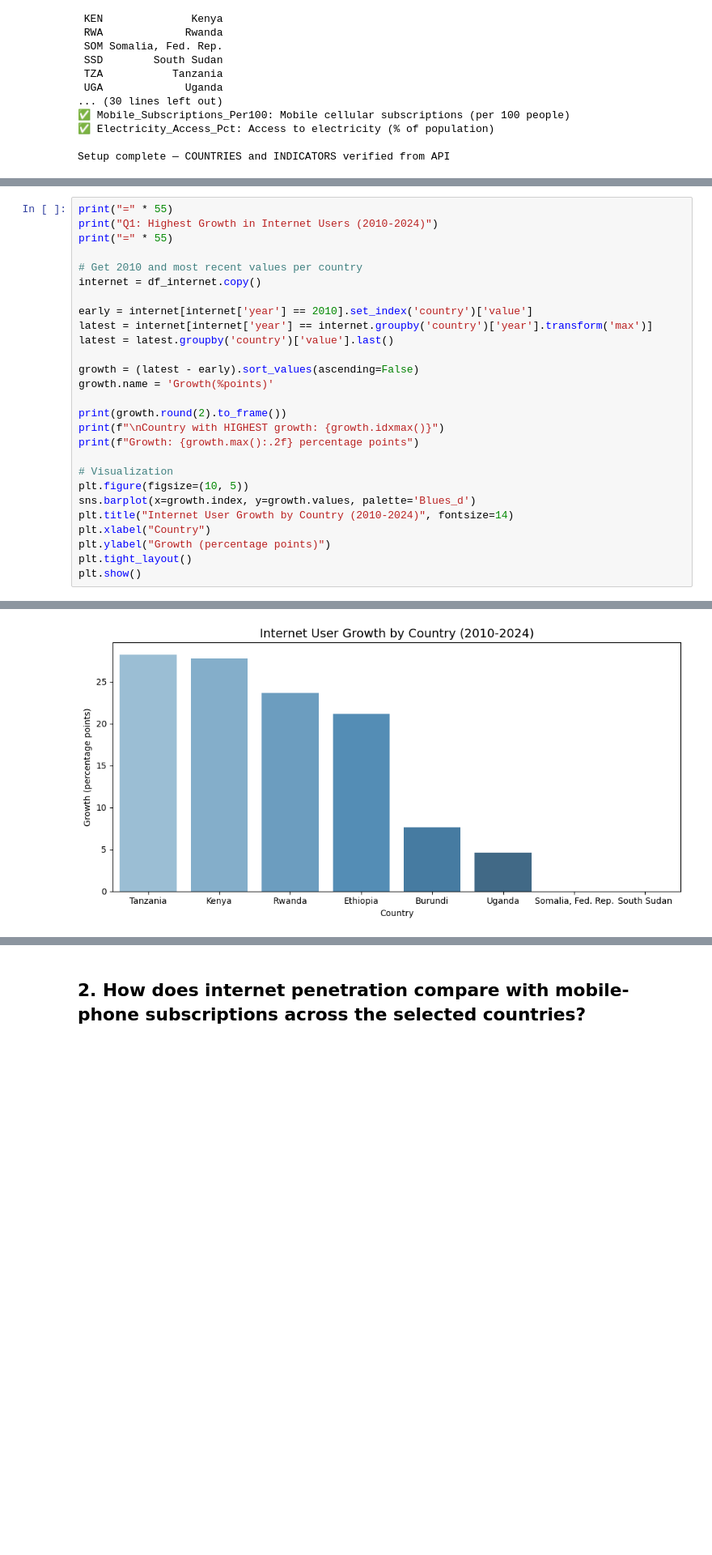
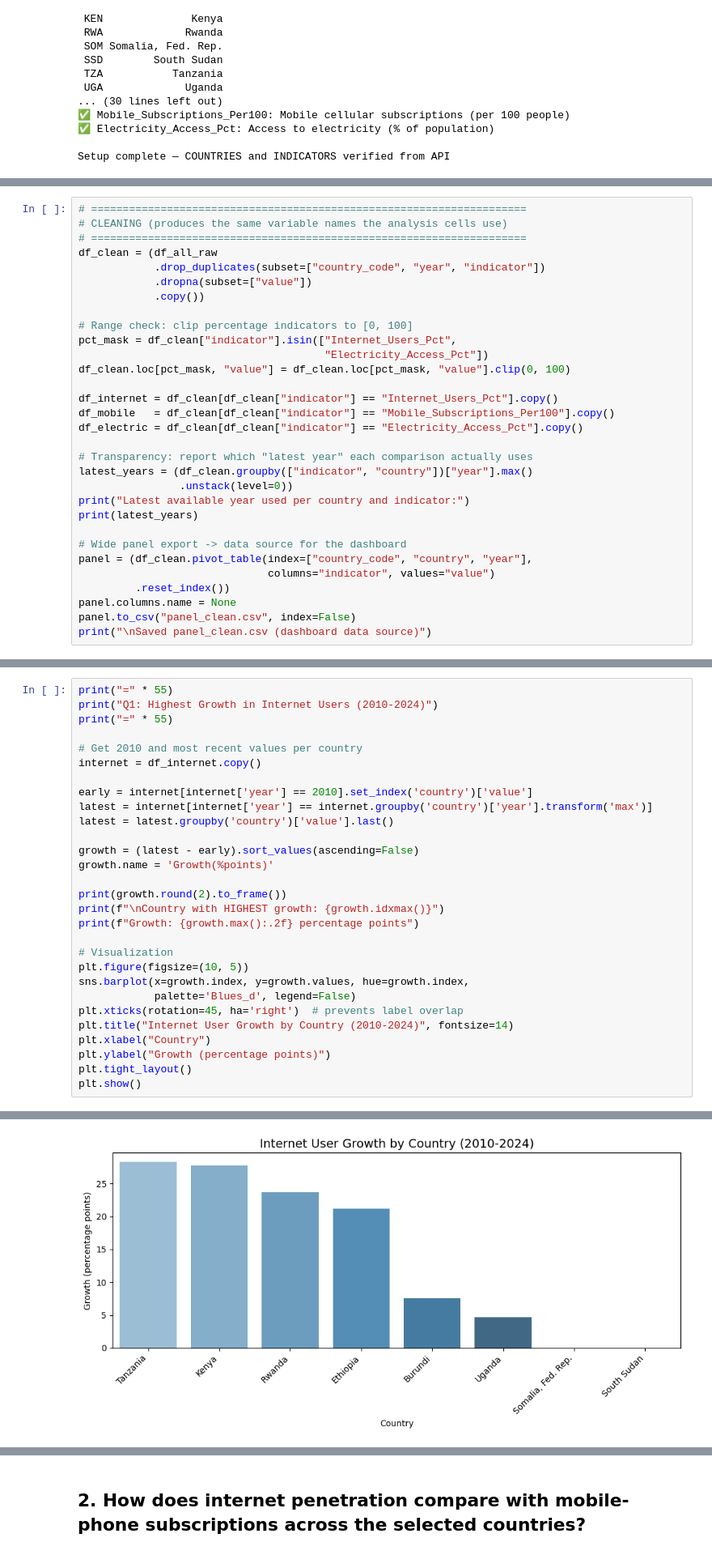
Before and after one commit to kathembo-tsongo/Digital-transformation_semester_Project_Group_2, a Jupyter notebook: Digital_Transformation(2).ipynb, the cells around one changed output, grey strips where cells are left out. Shown at 81% size. Saved outputs shown, nothing was run; the diff lists cells and outputs as text; blank space fills up the shorter version.

```diff
--- a/Digital_Transformation(2).ipynb
+++ b/Digital_Transformation(2).ipynb
@@ -367,0 +487,31 @@ NameError: name 'fetch_indicator' is not defined
+# %%
+# =====================================================================
+# CLEANING (produces the same variable names the analysis cells use)
+# =====================================================================
+df_clean = (df_all_raw
+            .drop_duplicates(subset=["country_code", "year", "indicator"])
+            .dropna(subset=["value"])
+            .copy())
+
+# Range check: clip percentage indicators to [0, 100]
+pct_mask = df_clean["indicator"].isin(["Internet_Users_Pct",
+                                       "Electricity_Access_Pct"])
+df_clean.loc[pct_mask, "value"] = df_clean.loc[pct_mask, "value"].clip(0, 100)
+
+df_internet = df_clean[df_clean["indicator"] == "Internet_Users_Pct"].copy()
+df_mobile   = df_clean[df_clean["indicator"] == "Mobile_Subscriptions_Per100"].copy()
+df_electric = df_clean[df_clean["indicator"] == "Electricity_Access_Pct"].copy()
+
+# Transparency: report which "latest year" each comparison actually uses
+latest_years = (df_clean.groupby(["indicator", "country"])["year"].max()
+                .unstack(level=0))
+print("Latest available year used per country and indicator:")
+print(latest_years)
+
+# Wide panel export -> data source for the dashboard
+panel = (df_clean.pivot_table(index=["country_code", "country", "year"],
+                              columns="indicator", values="value")
+         .reset_index())
+panel.columns.name = None
+panel.to_csv("panel_clean.csv", index=False)
+print("\nSaved panel_clean.csv (dashboard data source)")
@@ -383,32 +551,34 @@ growth = (latest - early).sort_values(ascending=False)
 growth.name = 'Growth(%points)'
 
 print(growth.round(2).to_frame())
 print(f"\nCountry with HIGHEST growth: {growth.idxmax()}")
 print(f"Growth: {growth.max():.2f} percentage points")
 
 # Visualization
 plt.figure(figsize=(10, 5))
-sns.barplot(x=growth.index, y=growth.values, palette='Blues_d')
+sns.barplot(x=growth.index, y=growth.values, hue=growth.index,
+            palette='Blues_d', legend=False)
+plt.xticks(rotation=45, ha='right')  # prevents label overlap
 plt.title("Internet User Growth by Country (2010-2024)", fontsize=14)
 plt.xlabel("Country")
 plt.ylabel("Growth (percentage points)")
 plt.tight_layout()
 plt.show()
 # %% [output]
 =======================================================
 Q1: Highest Growth in Internet Users (2010-2024)
 =======================================================
                     Growth(%points)
 country
 Tanzania                      28.26
 Kenya                         27.78
 Rwanda                        23.70
 Ethiopia                      21.19
 Burundi                        7.60
 Uganda                         4.65
 Somalia, Fed. Rep.              NaN
 South Sudan                     NaN
 
 Country with HIGHEST growth: Tanzania
 Growth: 28.26 percentage points
-[figure, old version]
+[figure, new version]
```
Also changed, not shown: parts of 17 cells of this notebook.
